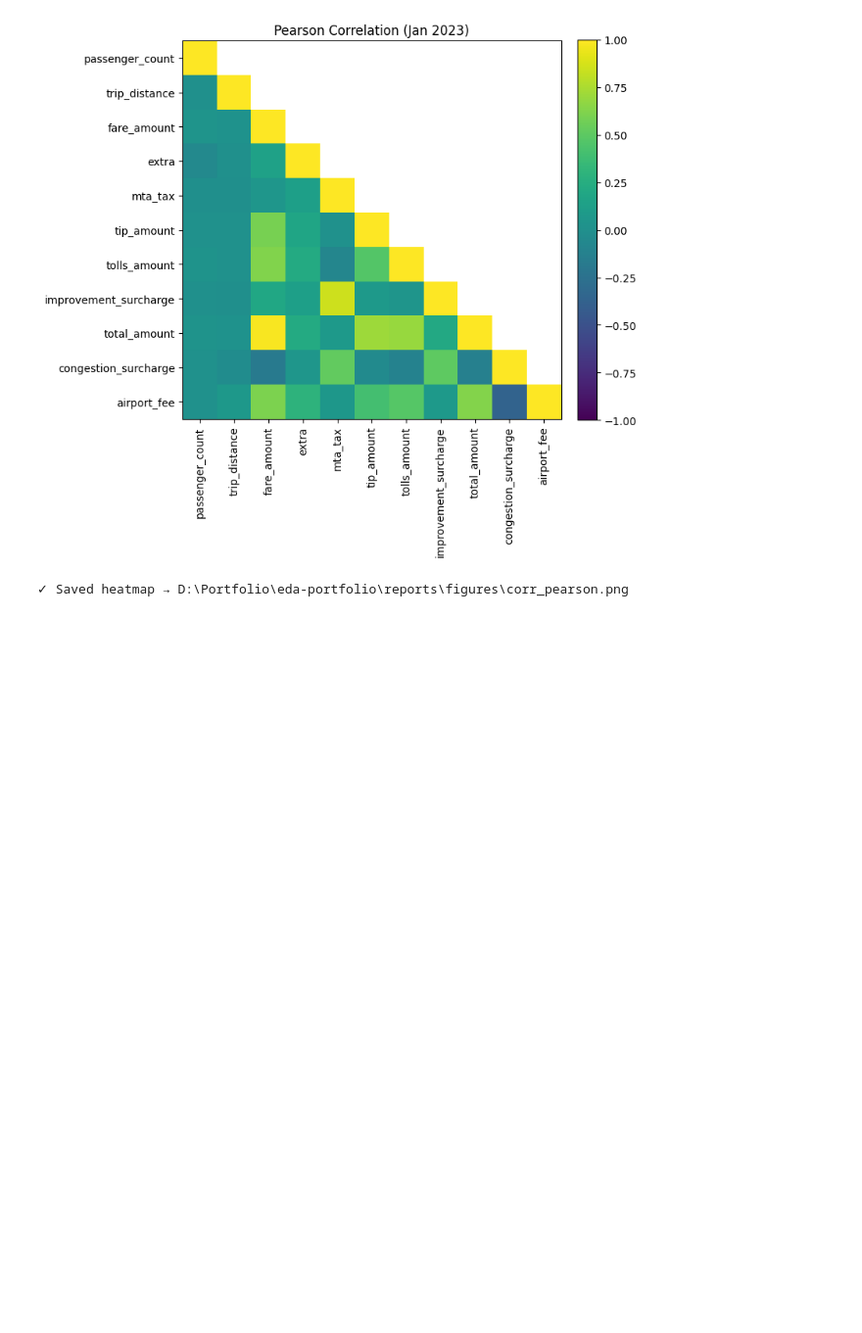
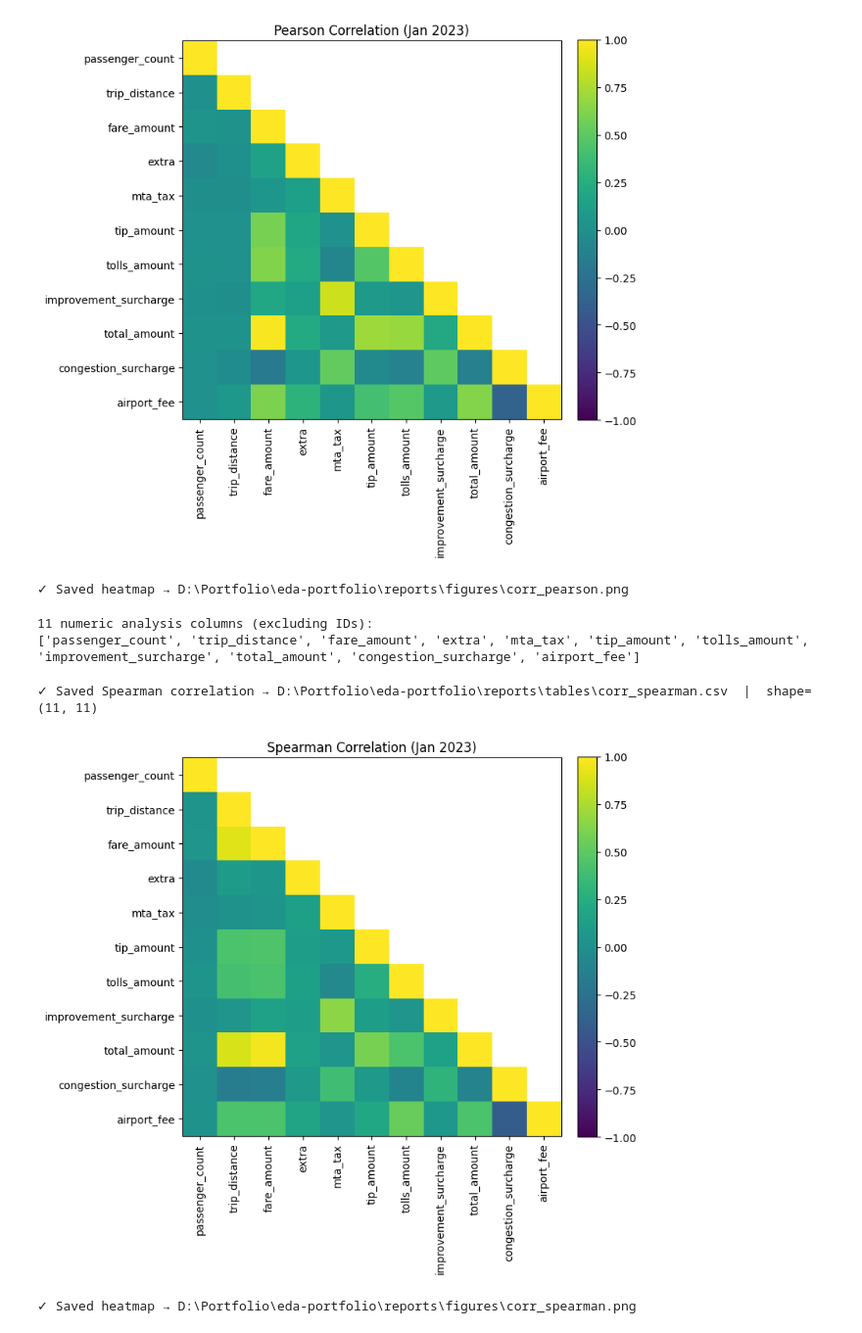
Before and after one commit to Jagnick0p/EDA, a Jupyter notebook: notebooks/02_univariate_bivariate.ipynb, the cells around one changed output. Shown: that part at 98% size. Cells and saved outputs as stored; diff of their text form; code cells hidden in the pictures; blank space fills up the shorter version.

```diff
--- a/notebooks/02_univariate_bivariate.ipynb
+++ b/notebooks/02_univariate_bivariate.ipynb
@@ -434,3 +434,50 @@ print(f"✓ Saved heatmap → {corr_png}")
 ✓ Saved Pearson correlation matrix → D:\Portfolio\eda-portfolio\reports\tables\corr_pearson.csv  |  shape=(11, 11)
 [figure]
 ✓ Saved heatmap → D:\Portfolio\eda-portfolio\reports\figures\corr_pearson.png
+# %%
+numeric_all = df.select_dtypes(include=[np.number]).columns.tolist()
+exclude_ids = [c for c in ["VendorID","RatecodeID","PULocationID","DOLocationID","payment_type","trip_type"]
+               if c in df.columns]
+
+cols = [c for c in numeric_all if c not in exclude_ids]
+
+print(f"{len(cols)} numeric analysis columns (excluding IDs):")
+print(cols)
+# %% [output]
+11 numeric analysis columns (excluding IDs):
+['passenger_count', 'trip_distance', 'fare_amount', 'extra', 'mta_tax', 'tip_amount', 'tolls_amount', 'improvement_surcharge', 'total_amount', 'congestion_surcharge', 'airport_fee']
+# %%
+corr_s = df[cols].corr(method="spearman", min_periods=1)
+
+# 2) Save full matrix
+out_csv = Root_dir / "reports" / "tables" / "corr_spearman.csv"
+out_csv.parent.mkdir(parents=True, exist_ok=True)
+corr_s.to_csv(out_csv, index=True)
+print(f"✓ Saved Spearman correlation → {out_csv}  |  shape={corr_s.shape}")
+
+# 3) Simple heatmap (mask upper triangle to reduce clutter)
+vals = corr_s.values
+mask_upper = np.triu(np.ones_like(vals, dtype=bool), k=1)
+vals_masked = np.ma.masked_where(mask_upper | ~np.isfinite(vals), vals)
+
+n = len(cols)
+figsize = (max(8, 0.5*n), max(8, 0.5*n))
+
+plt.figure(figsize=figsize)
+im = plt.imshow(vals_masked, vmin=-1, vmax=1)
+plt.colorbar(im, fraction=0.046, pad=0.04)
+plt.title("Spearman Correlation (Jan 2023)")
+plt.xticks(range(n), cols, rotation=90)
+plt.yticks(range(n), cols)
+plt.tight_layout()
+
+out_png = Root_dir / "reports" / "figures" / "corr_spearman.png"
+out_png.parent.mkdir(parents=True, exist_ok=True)
+plt.savefig(out_png, dpi=140)
+plt.show()
+
+print(f"✓ Saved heatmap → {out_png}")
+# %% [output]
+✓ Saved Spearman correlation → D:\Portfolio\eda-portfolio\reports\tables\corr_spearman.csv  |  shape=(11, 11)
+[figure, added]
+✓ Saved heatmap → D:\Portfolio\eda-portfolio\reports\figures\corr_spearman.png
```
Also changed, not shown: 2 other files.
